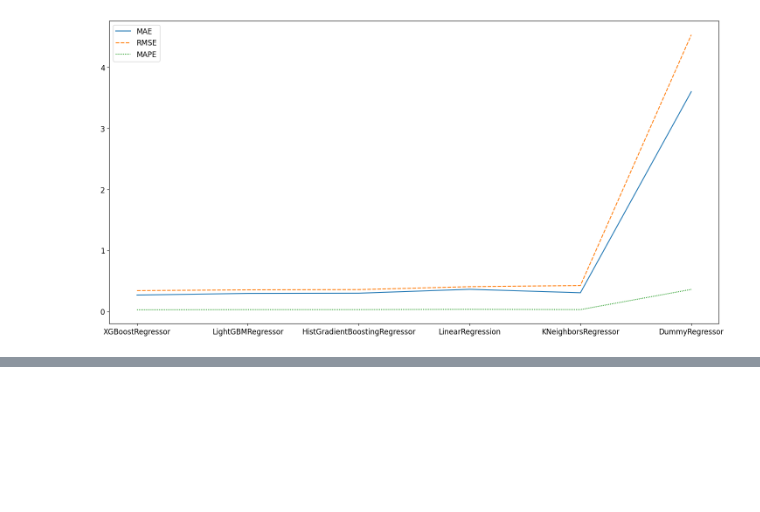
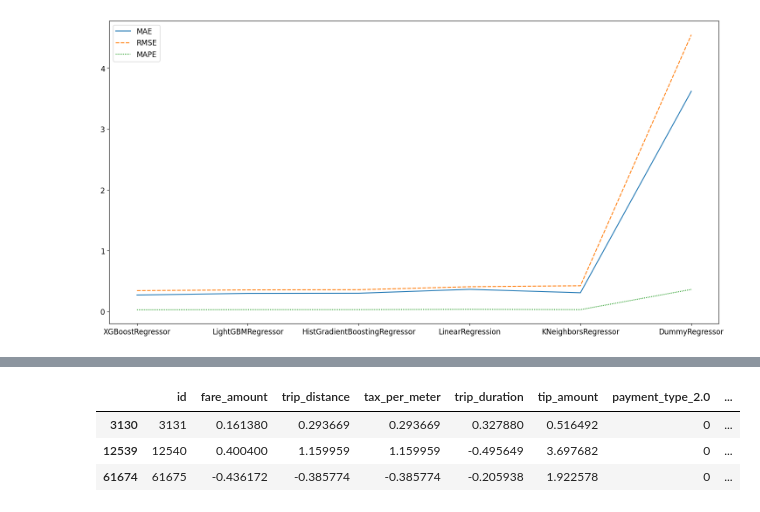
Before and after one commit to cenciati/predict-taxi-fare, a Jupyter notebook: notebooks/experiment-01.ipynb, the cells around one changed output, grey strips where cells are left out. Saved outputs shown, nothing was run; the diff lists cells and outputs as text; code cells hidden in the pictures; blank space fills up the shorter version.

Commit message:
🧪 experiment 01: hyperparameters fine-tuning done

```diff
--- a/notebooks/experiment-01.ipynb
+++ b/notebooks/experiment-01.ipynb
@@ -806,0 +979,50 @@ sns.lineplot(data=df_model_comparison)
+# %%
+# Test data must pass through the entire data pipeline so we can use it as input to the model
+test_data: pd.DataFrame = pd.read_parquet(os.path.join(DATA_DIR, "raw", "test", "green_tripdata_2022-03.parquet"))
+test_data["id"] = test_data.index + 1
+
+class NYCTaxisPipelineExperiment01:
+    def __init__(self, raw_data: pd.DataFrame) -> None:
+        self.raw_data = raw_data
+
+    def execute(self) -> pd.DataFrame:
+        cleaned_data: pd.DataFrame = self.__clean_data(self.raw_data)
+        cleaned_with_features_data: pd.DataFrame = self.__create_features(cleaned_data)
+        return self.__preprocess_data(cleaned_with_features_data)
+
+    def __clean_data(self, raw_data: pd.DataFrame) -> pd.DataFrame:
+        raw_data.columns = [underscore(column) for column in raw_data.columns]
+        raw_data.drop_duplicates(inplace=True)
+        raw_data.dropna(subset=["payment_type", "trip_type"], axis=0, inplace=True)
+        return raw_data
+
+    def __create_features(self, cleaned_data: pd.DataFrame) -> pd.DataFrame:
+        cleaned_data["tax_per_meter"] = cleaned_data.loc[:, "trip_distance"] * cleaned_data.loc[:, "mta_tax"]
+        cleaned_data["trip_duration"] = cleaned_data.loc[:, "lpep_dropoff_datetime"] - cleaned_data.loc[:, "lpep_pickup_datetime"]
+        cleaned_data["trip_duration"] = cleaned_data["trip_duration"].dt.seconds / 60
+        return cleaned_data.loc[(cleaned_data.loc[:, "trip_duration"] >= 1) & (cleaned_data.loc[:, "trip_duration"] <= 60), :]
+
+    def __preprocess_data(self, cleaned_with_features_data: pd.DataFrame) -> pd.DataFrame:
+        # Apply robust scaler
+        rs_tip_amount = joblib.load(os.path.join(PREPROCESSORS_DIR, "robust_scaler", "tip_amount.joblib"))
+        cleaned_with_features_data.loc[:, ["tip_amount"]] = rs_tip_amount.transform(cleaned_with_features_data.loc[:, ["tip_amount"]])
+        # Apply standard scaler
+        for column in ["fare_amount", "tax_per_meter", "trip_distance", "trip_duration"]:
+            ss_preprocessor = joblib.load(os.path.join(PREPROCESSORS_DIR, "standard_scaler", f"{column}.joblib"))
+            cleaned_with_features_data.loc[:, [column]] = ss_preprocessor.transform(cleaned_with_features_data.loc[:, [column]])
+        # Apply one-hot encoding
+        cleaned_with_features_data = pd.get_dummies(cleaned_with_features_data, columns=["payment_type"], drop_first=True)
+        selected_columns: List[str] = [
+            "id", "fare_amount", "trip_distance", "tax_per_meter",
+            "trip_duration", "tip_amount", "payment_type_2.0", "total_amount"
+        ]
+        return cleaned_with_features_data.loc[:, selected_columns]
+
+pipeline = NYCTaxisPipelineExperiment01(raw_data=test_data)
+data: pd.DataFrame = pipeline.execute()
+data.sample(3)
+# %% [output]
+|  | id | fare_amount | trip_distance | tax_per_meter | trip_duration | tip_amount | payment_type_2.0 | ... |
+| 3130 | 3131 | 0.161380 | 0.293669 | 0.293669 | 0.327880 | 0.516492 | 0 | ... |
+| 12539 | 12540 | 0.400400 | 1.159959 | 1.159959 | -0.495649 | 3.697682 | 0 | ... |
+| 61674 | 61675 | -0.436172 | -0.385774 | -0.385774 | -0.205938 | 1.922578 | 0 | ... |
```
Also changed, not shown: parts of 34 cells of this notebook.
